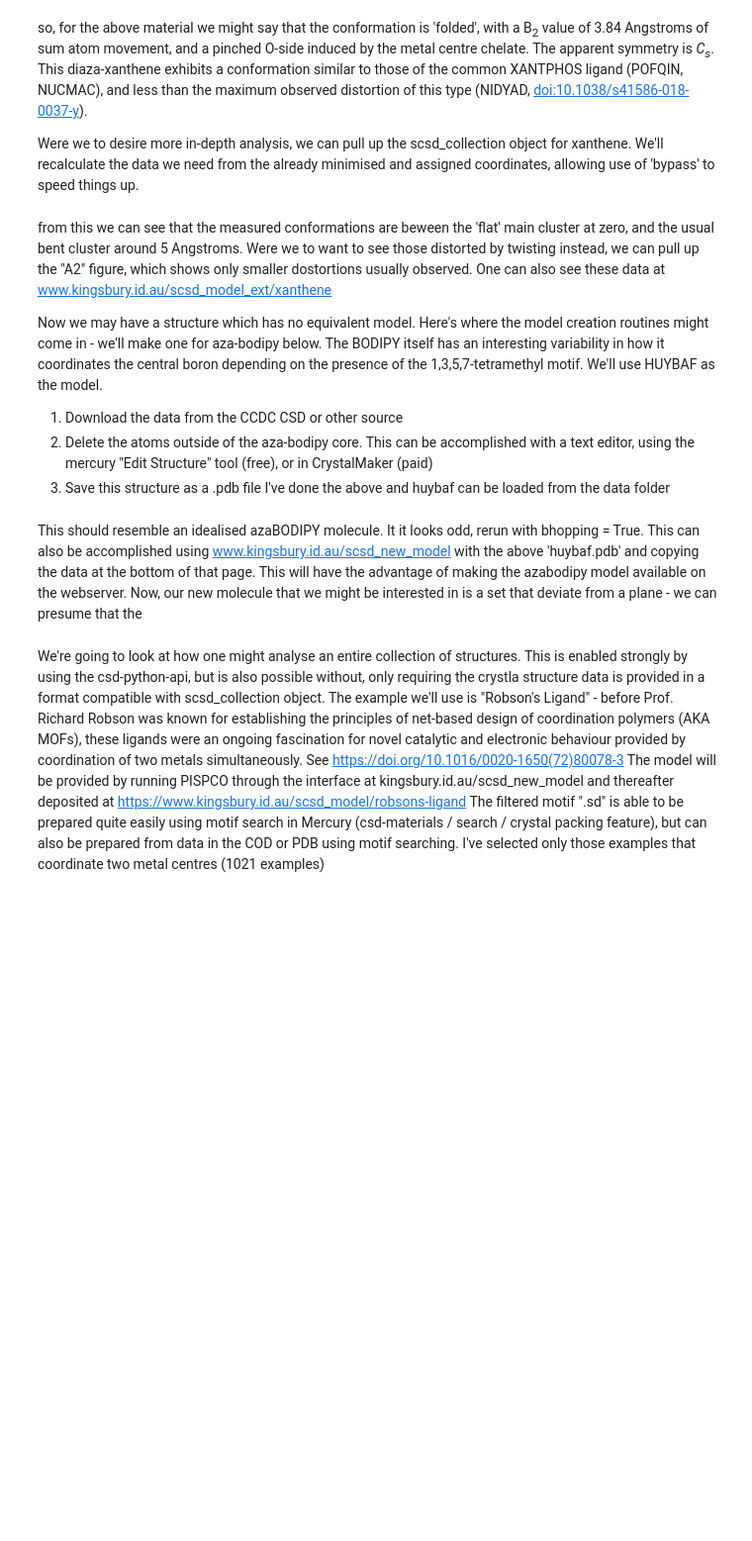
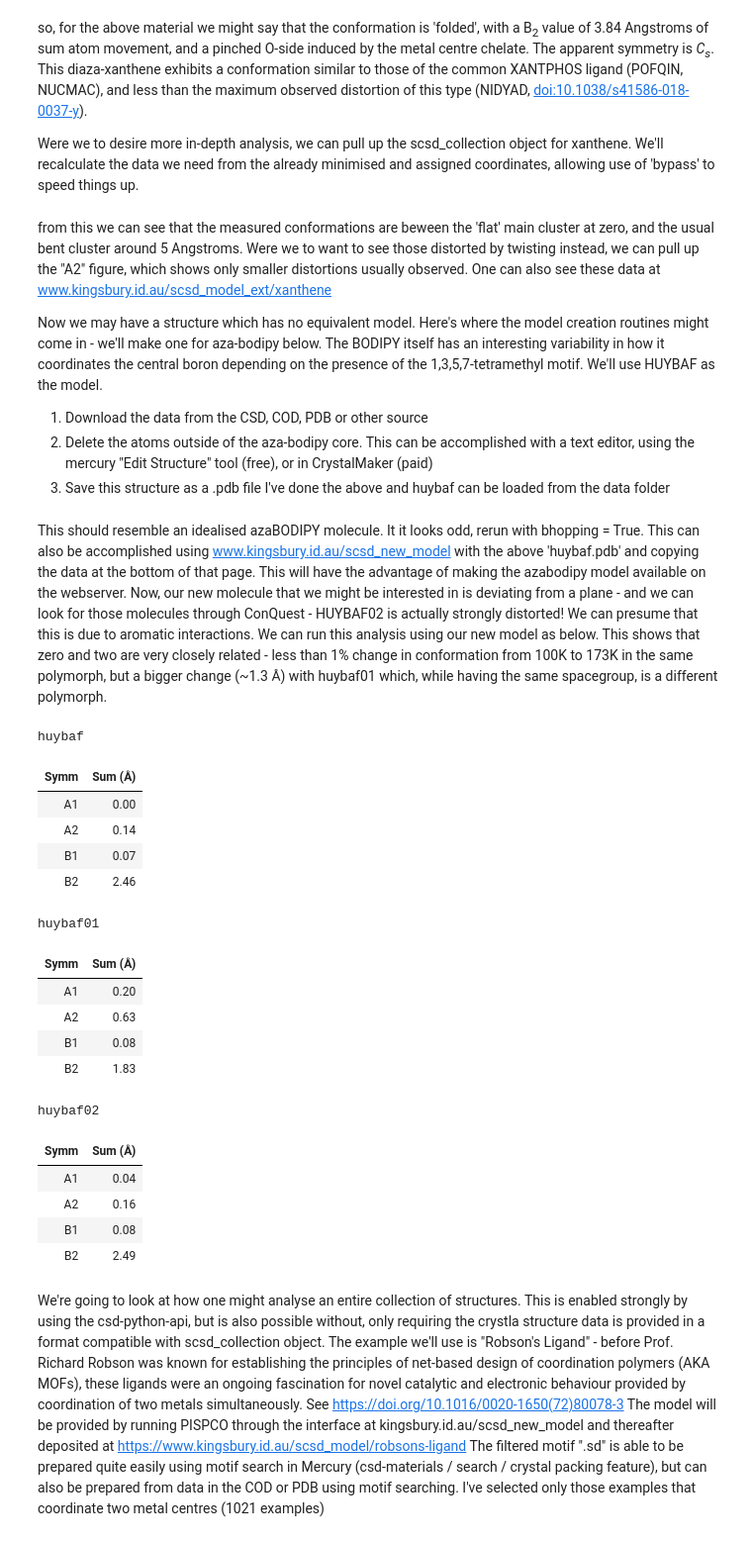
Before and after one commit to cjkingsbury/scsd, a Jupyter notebook: example/notebooks/scsd_tutorial.ipynb, the cells around one changed output. Shown at 99% size. Drawn from its saved outputs; the diff is of its cells as text; code cells hidden in the pictures; blank space fills up the shorter version.

```diff
--- a/example/notebooks/scsd_tutorial.ipynb
+++ b/example/notebooks/scsd_tutorial.ipynb
@@ -47,21 +59,58 @@ xan.gen_simple_df(bypass=True)
 xan.gen_complex_df()
 xan.pca_kdeplot('B2')
 # %% [markdown]
-from this we can see that the measured conformations are beween the 'flat' main cluster at zero, and the usual bent cluster around 5 Angstroms. Were we to want to see those distorted by twisting instead, we can pull up the "A2" figure, which shows only smaller dostortions usually observed. One can also see these data at www.kingsbury.id.au/scsd_model_ext/xanthene
+from this we can see that the measured conformations are beween the 'flat' main cluster at zero, and the usual bent cluster around 5 Angstroms. Were we to want to see those distorted by twisting instead, we can pull up the "A2" figure, which shows only smaller distortions usually observed. One can also see these data at www.kingsbury.id.au/scsd_model_ext/xanthene
 
 Now we may have a structure which has no equivalent model. Here's where the model creation routines might come in - we'll make one for aza-bodipy below. The BODIPY itself has an interesting variability in how it coordinates the central boron depending on the presence of the 1,3,5,7-tetramethyl motif. We'll use HUYBAF as the model.
-1. Download the data from the CCDC CSD or other source
+1. Download the data from the CSD, COD, PDB or other source
 2. Delete the atoms outside of the aza-bodipy core. This can be accomplished with a text editor, using the mercury "Edit Structure" tool (free), or in CrystalMaker (paid)
 3. Save this structure as a .pdb file
 I've done the above and huybaf can be loaded from the data folder
 # %%
-huybaf = scsd.yield_model(scsd.import_pdb('./data/huybaf.pdb'), 'C2v', bhopping = False)
+huybaf_ats = scsd.import_pdb('./data/huybaf.pdb')
+huybaf = scsd.yield_model(huybaf_ats, 'C2v', bhopping = True)
 azabodipy = scsd.scsd_model('azabodipy', huybaf, 'C2v')
 azabodipy.plotly_plot_model()
 # %% [markdown]
 This should resemble an idealised azaBODIPY molecule. It it looks odd, rerun with bhopping = True.
 This can also be accomplished using www.kingsbury.id.au/scsd_new_model with the above 'huybaf.pdb' and copying the data at the bottom of that page. This will have the advantage of making the azabodipy model available on the webserver.
-Now, our new molecule that we might be interested in is a set that deviate from a plane - we can presume that the
+Now, our new molecule that we might be interested in is deviating from a plane - and we can look for those molecules through ConQuest - HUYBAF02 is actually strongly distorted! We can presume that this is due to aromatic interactions. We can run this analysis using our new model as below. This shows that zero and two are very closely related - less than 1% change in conformation from 100K to 173K in the same polymorph, but a bigger change (~1.3 &#x212B;) with huybaf01 which, while having the same spacegroup, is a different polymorph.
+# %%
+huybaf_m = scsd.scsd_matrix(huybaf_ats, model = azabodipy)
+huybaf_m.calc_scsd(bhopping = True, by_graph = False)
+huybaf_m1 = scsd.scsd_matrix(scsd.import_pdb('./data/huybaf01.pdb'), model = azabodipy)
+huybaf_m1.calc_scsd(bhopping = True, by_graph = False)
+huybaf_m2 = scsd.scsd_matrix(scsd.import_pdb('./data/huybaf02.pdb'), model = azabodipy)
+huybaf_m2.calc_scsd(bhopping = True, by_graph = False)
+
+fig = huybaf_m.scsd_plotly(as_type = 'fig')
+print('huybaf')
+display(HTML(huybaf_m.html_table()))
+print('huybaf01')
+display(HTML(huybaf_m1.html_table()))
+print('huybaf02')
+display(HTML(huybaf_m2.html_table()))
+
+fig.show()
+# %% [output]
+huybaf
+| Symm | Sum (Å) |
+| A1 | 0.00 |
+| A2 | 0.14 |
+| B1 | 0.07 |
+| B2 | 2.46 |
+huybaf01
+| Symm | Sum (Å) |
+| A1 | 0.20 |
+| A2 | 0.63 |
+| B1 | 0.08 |
+| B2 | 1.83 |
+huybaf02
+| Symm | Sum (Å) |
+| A1 | 0.04 |
+| A2 | 0.16 |
+| B1 | 0.08 |
+| B2 | 2.49 |
 # %% [markdown]
 We're going to look at how one might analyse an entire collection of structures. This is enabled strongly by using the csd-python-api, but is also possible without, only requiring the crystla structure data is provided in a format compatible with scsd_collection object.
 The example we'll use is "Robson's Ligand" - before Prof. Richard Robson was known for establishing the principles of net-based design of coordination polymers (AKA MOFs), these ligands were an ongoing fascination for novel catalytic and electronic behaviour provided by coordination of two metals simultaneously. See https://doi.org/10.1016/0020-1650(72)80078-3
```
Also changed, not shown: parts of 4 cells of this notebook, 4 other files.
